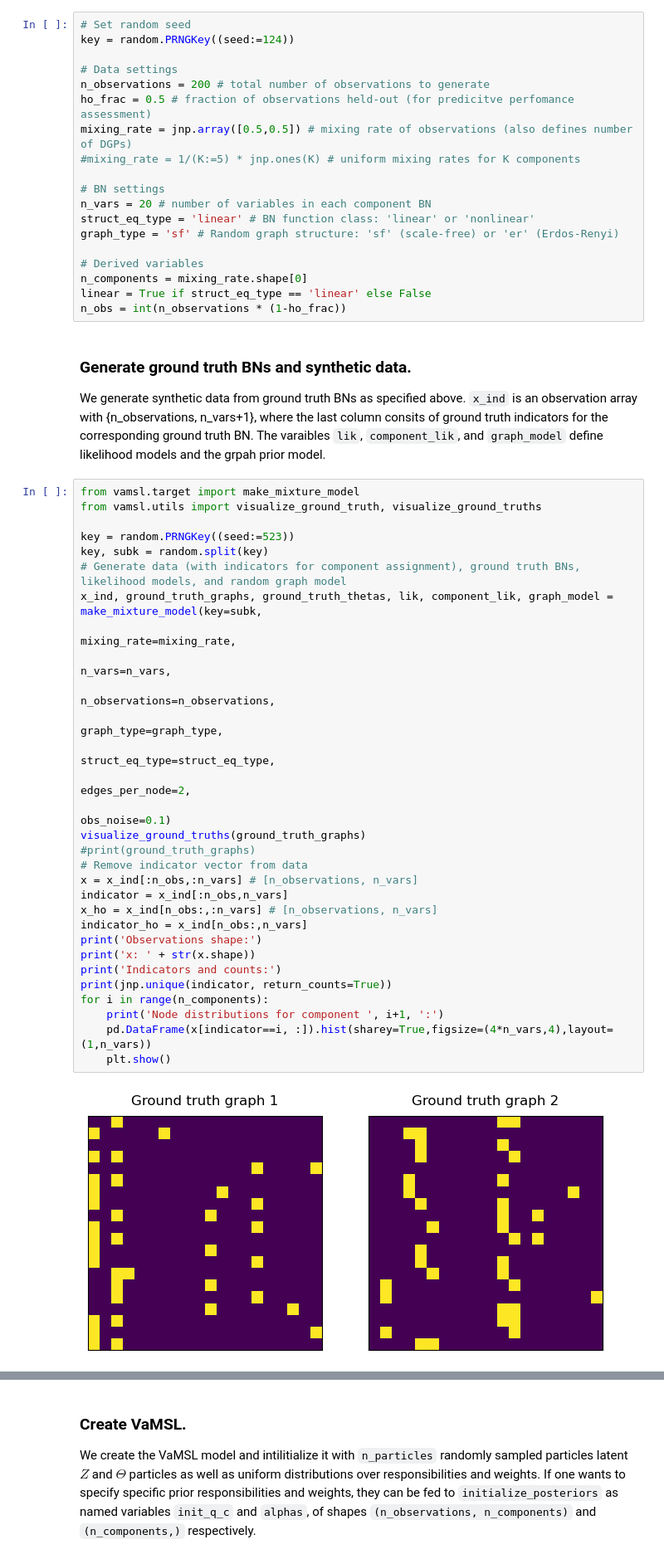
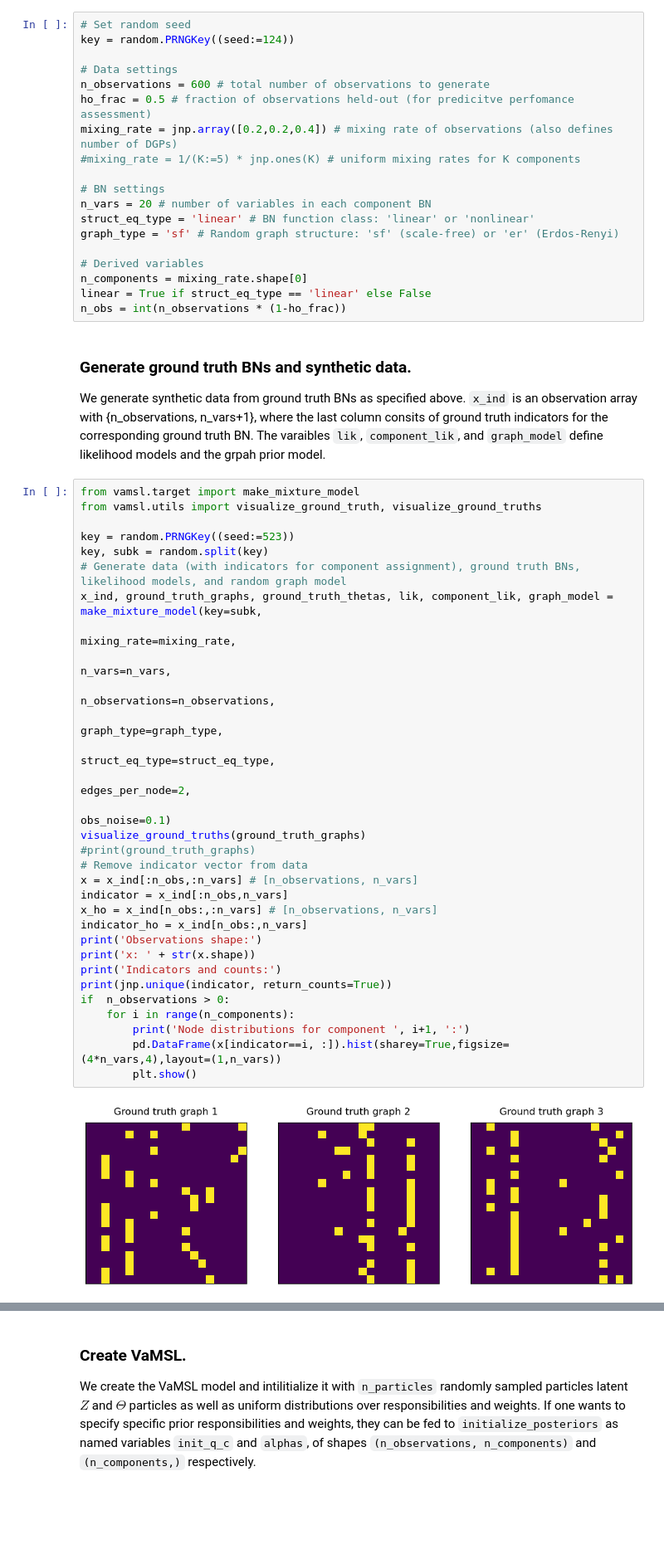
Before and after one commit to ZacBjo/VaMSL_proj, a Jupyter notebook: examples/vamsl_example.ipynb, the cells around one changed output, grey strips where cells are left out. Shown at 83% size. Cells and saved outputs as stored; diff of their text form; blank space fills up the shorter version.

```diff
--- a/examples/vamsl_example.ipynb
+++ b/examples/vamsl_example.ipynb
@@ -49,9 +29,9 @@ Each Gaussain BN has `n_vars` variables and has either a linear or nonlinear mea
 key = random.PRNGKey((seed:=124))
 
 # Data settings
-n_observations = 200 # total number of observations to generate
+n_observations = 600 # total number of observations to generate
 ho_frac = 0.5 # fraction of observations held-out (for predicitve perfomance assessment)
-mixing_rate = jnp.array([0.5,0.5]) # mixing rate of observations (also defines number of DGPs)
+mixing_rate = jnp.array([0.2,0.2,0.4]) # mixing rate of observations (also defines number of DGPs)
 #mixing_rate = 1/(K:=5) * jnp.ones(K) # uniform mixing rates for K components
 
 # BN settings
@@ -70,33 +50,34 @@ We generate synthetic data from ground truth BNs as specified above. `x_ind` is
 # %%
 from vamsl.target import make_mixture_model
 from vamsl.utils import visualize_ground_truth, visualize_ground_truths
 
 key = random.PRNGKey((seed:=523))
 key, subk = random.split(key)
 # Generate data (with indicators for component assignment), ground truth BNs, likelihood models, and random graph model
 x_ind, ground_truth_graphs, ground_truth_thetas, lik, component_lik, graph_model = make_mixture_model(key=subk,
                                                                                                       mixing_rate=mixing_rate,
                                                                                                       n_vars=n_vars,
                                                                                                       n_observations=n_observations,
                                                                                                       graph_type=graph_type,
                                                                                                       struct_eq_type=struct_eq_type,
                                                                                                       edges_per_node=2,
                                                                                                       obs_noise=0.1)
 visualize_ground_truths(ground_truth_graphs)
 #print(ground_truth_graphs)
 # Remove indicator vector from data
 x = x_ind[:n_obs,:n_vars] # [n_observations, n_vars]
 indicator = x_ind[:n_obs,n_vars]
 x_ho = x_ind[n_obs:,:n_vars] # [n_observations, n_vars]
 indicator_ho = x_ind[n_obs:,n_vars]
 print('Observations shape:')
 print('x: ' + str(x.shape))
 print('Indicators and counts:')
 print(jnp.unique(indicator, return_counts=True))
-for i in range(n_components):
-    print('Node distributions for component ', i+1, ':')
-    pd.DataFrame(x[indicator==i, :]).hist(sharey=True,figsize=(4*n_vars,4),layout=(1,n_vars))
-    plt.show()
+if  n_observations > 0:
+    for i in range(n_components):
+        print('Node distributions for component ', i+1, ':')
+        pd.DataFrame(x[indicator==i, :]).hist(sharey=True,figsize=(4*n_vars,4),layout=(1,n_vars))
+        plt.show()
 # %% [output]
-[figure, old version]
+[figure, new version]
 Observations shape:
```
Also changed, not shown: parts of 16 cells of this notebook.
